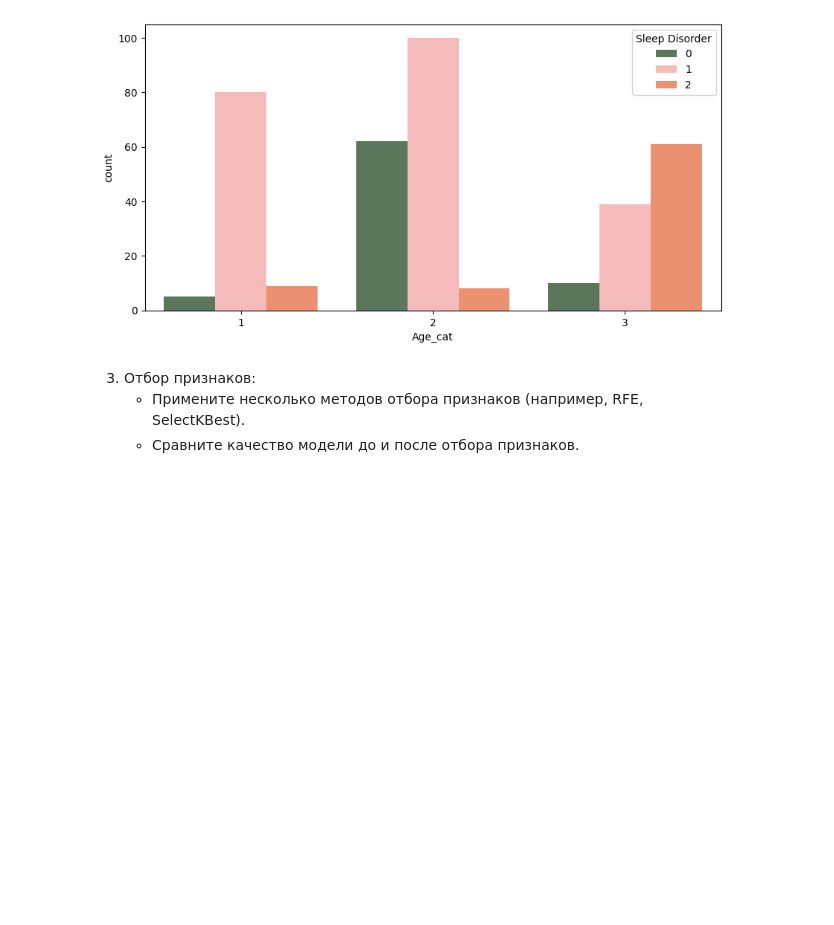
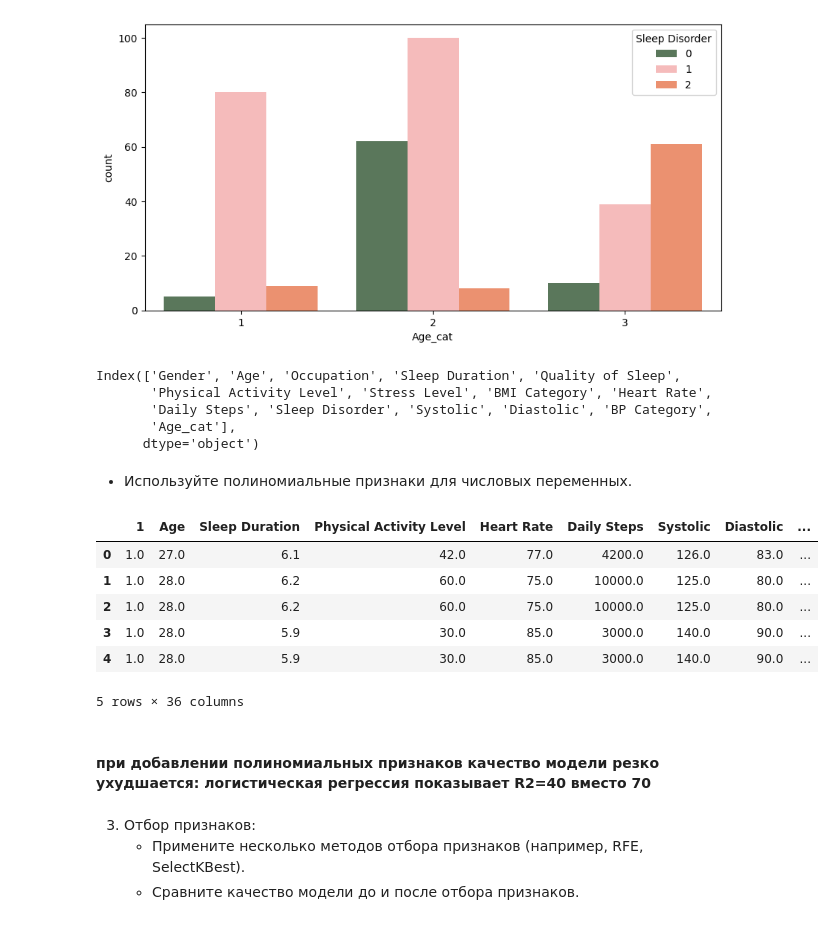
Before and after one commit to Rusttm/DSprojects, a Jupyter notebook: EDA/lesson8/seminar8_DZ.ipynb, the cells around one changed output. Saved outputs shown, nothing was run; the diff lists cells and outputs as text; code cells hidden in the pictures; blank space fills up the shorter version.

```diff
--- a/EDA/lesson8/seminar8_DZ.ipynb
+++ b/EDA/lesson8/seminar8_DZ.ipynb
@@ -292,6 +291,36 @@ plt.figure(figsize=(10,5))
 ax = sns.countplot(data=df , x="Age_cat" , hue="Sleep Disorder" ,palette=["#557C56" ,"#FFB1B1", "#FF885B"])
 # %% [output]
 [figure]
+# %%
+df.columns
+# %% [output]
+Index(['Gender', 'Age', 'Occupation', 'Sleep Duration', 'Quality of Sleep',
+       'Physical Activity Level', 'Stress Level', 'BMI Category', 'Heart Rate',
+       'Daily Steps', 'Sleep Disorder', 'Systolic', 'Diastolic', 'BP Category',
+       'Age_cat'],
+      dtype='object')
+# %% [markdown]
+   - Используйте полиномиальные признаки для числовых переменных.
+# %%
+from sklearn.preprocessing import PolynomialFeatures
+poly = PolynomialFeatures(2)
+number_features = ['Age', 'Sleep Duration', 'Physical Activity Level', 'Heart Rate', 'Daily Steps', 'Systolic', 'Diastolic']
+cat_features = ['Gender', 'Occupation', 'Quality of Sleep', 'Stress Level', 'BMI Category', 'BP Category', 'Age_cat']
+X_num = df[number_features]
+np_poly = poly.fit_transform(X_num)
+X_poly = pd.DataFrame(np_poly, columns=poly.get_feature_names_out())
+# %%
+X_poly.head()
+# %% [output]
+|  | 1 | Age | Sleep Duration | Physical Activity Level | Heart Rate | Daily Steps | Systolic | Diastolic | ... |
+| 0 | 1.0 | 27.0 | 6.1 | 42.0 | 77.0 | 4200.0 | 126.0 | 83.0 | ... |
+| 1 | 1.0 | 28.0 | 6.2 | 60.0 | 75.0 | 10000.0 | 125.0 | 80.0 | ... |
+| 2 | 1.0 | 28.0 | 6.2 | 60.0 | 75.0 | 10000.0 | 125.0 | 80.0 | ... |
+| 3 | 1.0 | 28.0 | 5.9 | 30.0 | 85.0 | 3000.0 | 140.0 | 90.0 | ... |
+| 4 | 1.0 | 28.0 | 5.9 | 30.0 | 85.0 | 3000.0 | 140.0 | 90.0 | ... |
+5 rows × 36 columns
+# %% [markdown]
+#### при добавлении полиномиальных признаков качество модели резко ухудшается: логистическая регрессия показывает R2=40 вместо 70
 # %% [markdown]
 3. Отбор признаков:
    - Примените несколько методов отбора признаков (например, RFE, SelectKBest).
```
Also changed, not shown: parts of 6 cells of this notebook.
